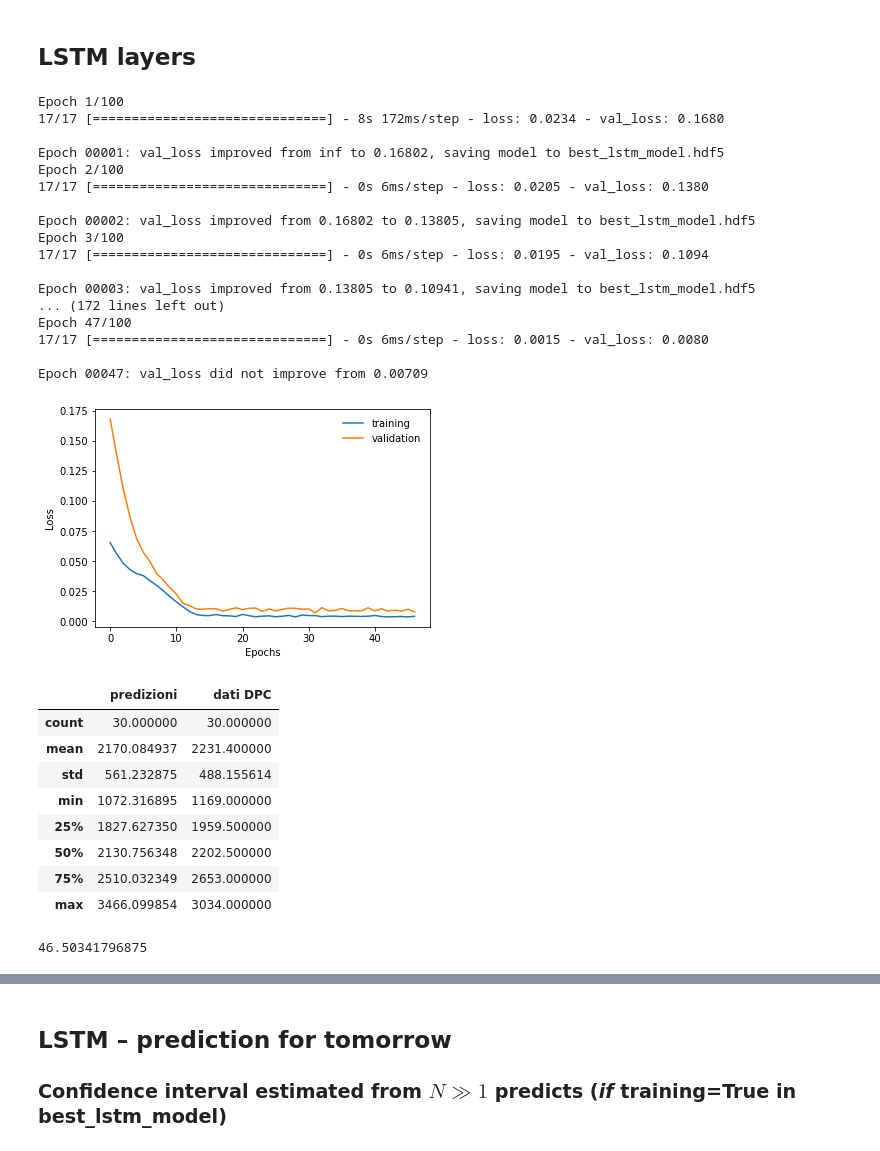
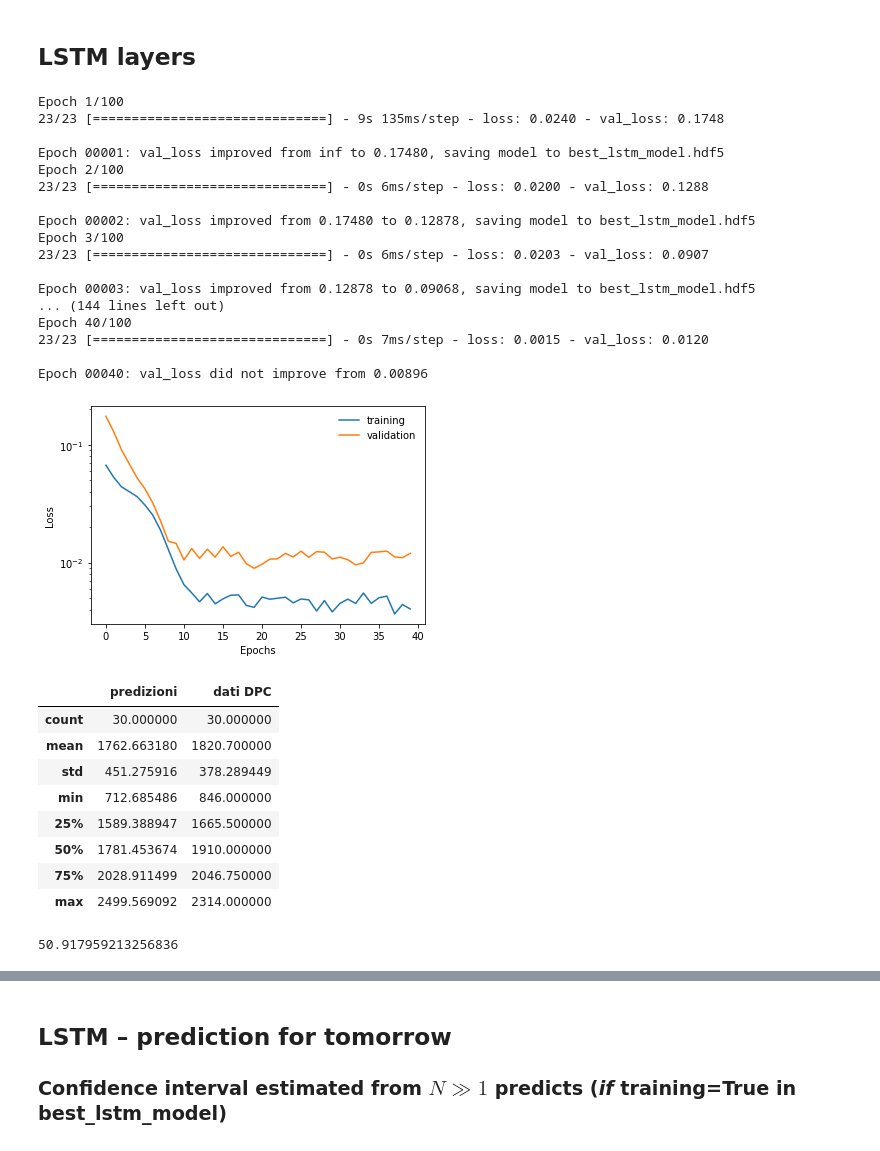
Before and after one commit to viventriglia/Cov19_DeepLearning_forecast, a Jupyter notebook: Cov19_DeepL_forecast.ipynb, the cells around one changed output, grey strips where cells are left out. Cells and saved outputs as stored; diff of their text form; code cells hidden in the pictures.

Commit message:
Improved helper functions
Improved aesthetics of plots, making them more informative

```diff
--- a/Cov19_DeepL_forecast.ipynb
+++ b/Cov19_DeepL_forecast.ipynb
@@ -67,11 +67,11 @@ inputs = keras.layers.Input(shape=(X.shape[1], X.shape[2]))
 
 # 1st hidden layer
 x = keras.layers.LSTM(60, return_sequences=True)(inputs)
-x = keras.layers.Dropout(0.2)(x, training=True)
+x = keras.layers.Dropout(0.25)(x, training=True)
 
 # 2nd hidden layer
 x = keras.layers.LSTM(50)(x)
-x = keras.layers.Dropout(0.2)(x, training=True)
+x = keras.layers.Dropout(0.25)(x, training=True)
 
 # Output
 outputs = keras.layers.Dense(1, activation='linear')(x)
@@ -80,7 +80,7 @@ model = keras.Model(inputs=inputs, outputs=outputs)
 model.compile(optimizer='adam', loss='mse')
 
 # Callbacks
-early_stopping_monitor = keras.callbacks.EarlyStopping(patience=15, monitor='val_loss', restore_best_weights=True)
+early_stopping_monitor = keras.callbacks.EarlyStopping(patience=20, monitor='val_loss', restore_best_weights=True)
 model_checkpoint_callback = keras.callbacks.ModelCheckpoint(filepath='best_lstm_model.hdf5',
                                                             save_best_only=True, monitor='val_loss',
                                                             mode='auto', verbose=1)
@@ -88,36 +88,37 @@ model_checkpoint_callback = keras.callbacks.ModelCheckpoint(filepath='best_lstm_
 
 #model.summary()
 # %%
-history = model.fit(X, y, epochs = 100, batch_size = 21, validation_split = 0.15, shuffle=False,
+history = model.fit(X, y, epochs = 100, batch_size = 16, validation_split = 0.15, shuffle=False,
                     callbacks=[early_stopping_monitor, model_checkpoint_callback])
 # %% [output]
 Epoch 1/100
-17/17 [==============================] - 8s 172ms/step - loss: 0.0234 - val_loss: 0.1680
+23/23 [==============================] - 9s 135ms/step - loss: 0.0240 - val_loss: 0.1748
 
-Epoch 00001: val_loss improved from inf to 0.16802, saving model to best_lstm_model.hdf5
+Epoch 00001: val_loss improved from inf to 0.17480, saving model to best_lstm_model.hdf5
 Epoch 2/100
-17/17 [==============================] - 0s 6ms/step - loss: 0.0205 - val_loss: 0.1380
+23/23 [==============================] - 0s 6ms/step - loss: 0.0200 - val_loss: 0.1288
 
-Epoch 00002: val_loss improved from 0.16802 to 0.13805, saving model to best_lstm_model.hdf5
+Epoch 00002: val_loss improved from 0.17480 to 0.12878, saving model to best_lstm_model.hdf5
 Epoch 3/100
-17/17 [==============================] - 0s 6ms/step - loss: 0.0195 - val_loss: 0.1094
+23/23 [==============================] - 0s 6ms/step - loss: 0.0203 - val_loss: 0.0907
 
-Epoch 00003: val_loss improved from 0.13805 to 0.10941, saving model to best_lstm_model.hdf5
-... (172 lines left out)
-Epoch 47/100
-17/17 [==============================] - 0s 6ms/step - loss: 0.0015 - val_loss: 0.0080
+Epoch 00003: val_loss improved from 0.12878 to 0.09068, saving model to best_lstm_model.hdf5
+... (144 lines left out)
+Epoch 40/100
+23/23 [==============================] - 0s 7ms/step - loss: 0.0015 - val_loss: 0.0120
 
-Epoch 00047: val_loss did not improve from 0.00709
+Epoch 00040: val_loss did not improve from 0.00896
 # %%
 plt.plot(history.history['loss'], label='training')
 plt.plot(history.history['val_loss'], label='validation')
+plt.yscale('log', base=10)
 
 plt.xlabel('Epochs')
 plt.ylabel('Loss')
 plt.legend(frameon=False)
 plt.show()
 # %% [output]
-[figure, old version]
+[figure, new version]
 # %%
 predict = model.predict(X)
 predict = sc.inverse_transform(predict)
@@ -133,18 +134,18 @@ predicted_df[-30:].describe()
 # %% [output]
 |  | predizioni | dati DPC |
 | count | 30.000000 | 30.000000 |
-| mean | 2170.084937 | 2231.400000 |
-| std | 561.232875 | 488.155614 |
-| min | 1072.316895 | 1169.000000 |
-| 25% | 1827.627350 | 1959.500000 |
-| 50% | 2130.756348 | 2202.500000 |
-| 75% | 2510.032349 | 2653.000000 |
-| max | 3466.099854 | 3034.000000 |
+| mean | 1762.663180 | 1820.700000 |
+| std | 451.275916 | 378.289449 |
+| min | 712.685486 | 846.000000 |
+| 25% | 1589.388947 | 1665.500000 |
+| 50% | 1781.453674 | 1910.000000 |
+| 75% | 2028.911499 | 2046.750000 |
+| max | 2499.569092 | 2314.000000 |
 # %%
 residuals = predicted_df['predizioni'] - predicted_df['dati DPC']
 residuals.median()
 # %% [output]
-46.50341796875
+50.917959213256836
 # %%
 fig, ax = plt.subplots(figsize=(8,5))
 residuals.plot.hist(ax=ax, density=True, bins=40, color='tab:blue', alpha=0.7)
```
Also changed, not shown: parts of 22 cells of this notebook, 1 other file.
